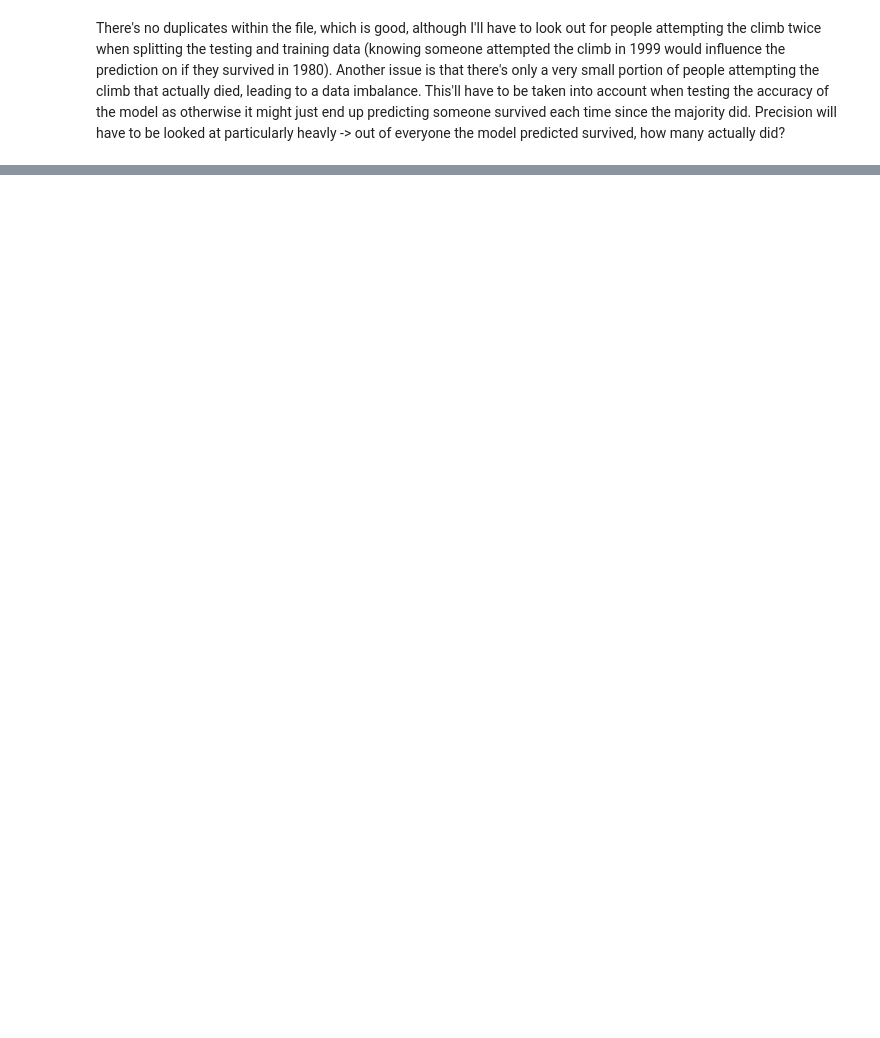
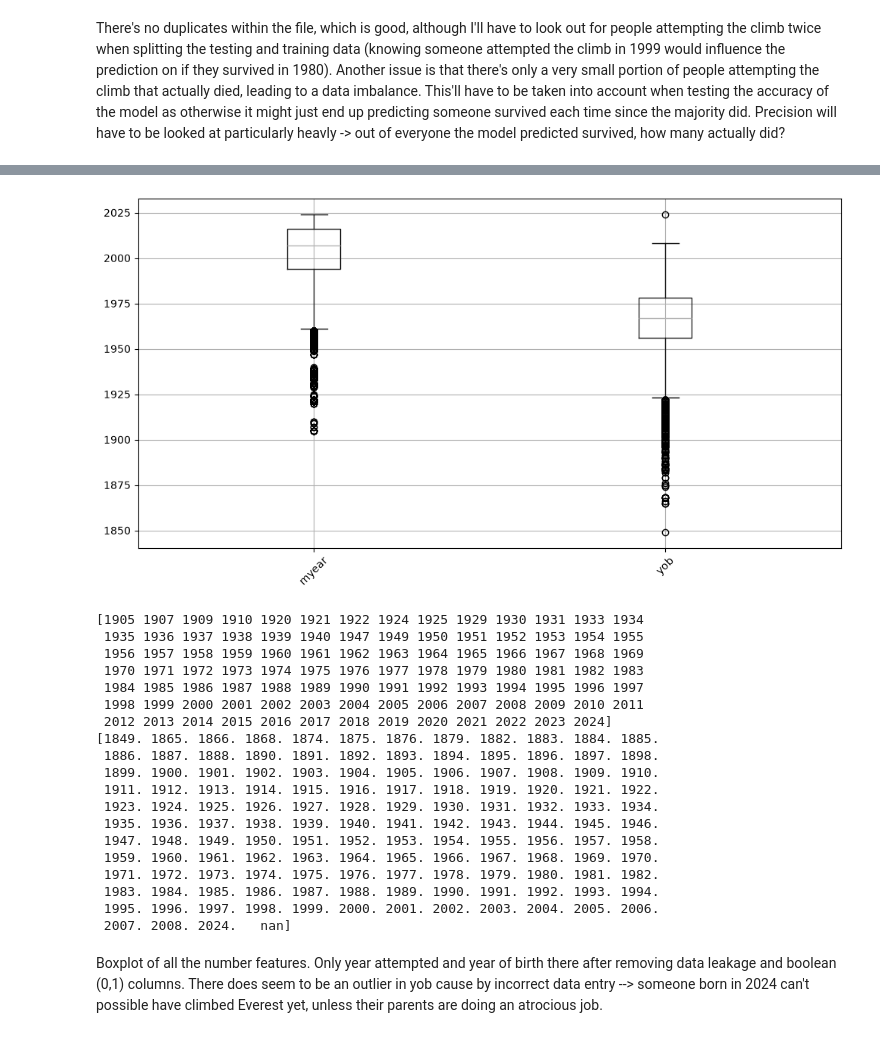
Before and after one commit to Aine-Coghlan/Himalayan-survivors, a Jupyter notebook: notebooks/01_data_audit.ipynb, the cells around one changed output, grey strips where cells are left out. Cells and saved outputs as stored; diff of their text form; code cells hidden in the pictures; blank space fills up the shorter version.

Commit message:
Added more to data audit, deleted data leakage/irrelevant columns and checked for outliers etc

```diff
--- a/notebooks/01_data_audit.ipynb
+++ b/notebooks/01_data_audit.ipynb
@@ -66,0 +90,2 @@ There's no duplicates within the file, which is good, although I'll have to look
+# %%
+df = df.drop(columns = ["mchksum", "expid", "membid", "hcn"])
@@ -66,0 +94,2 @@ There's no duplicates within the file, which is good, although I'll have to look
+# %%
+df = df.drop(columns = ["fname", "lname"])
@@ -66,0 +98,19 @@ There's no duplicates within the file, which is good, although I'll have to look
+# %%
+print("\n", df["mo2used"].value_counts())
+print("\n", df["mo2none"].value_counts())
+
+def resolve_oxygen(row):
+    if row['mo2used'] == True and row["mo2none"] == False:
+        return "Used Oxygen"
+    elif row["mo2used"] == False and row["mo2none"] == True:
+        return "No Oxygen"
+    #used if both columns say either False-False or True-True --> other columns related to climbers oxygen use
+    elif row["mo2climb"] == True or row['mo2sleep'] == True or row['mo2medical'] == True:
+        return "Used Oxygen"
+    else:
+        return "Conflict"
+
+df["oxygen_status"] = df.apply(resolve_oxygen, axis=1)
+print("\n", df["oxygen_status"].value_counts())
+
+df = df.drop(columns = ["mo2used", "mo2none", 'mo2descent'])
@@ -66,0 +135,6 @@ There's no duplicates within the file, which is good, although I'll have to look
+# %%
+target = df['death']
+df = df.drop(columns = ["deathdate", "deathtime", "deathtype", "deathhgtm", "deathclass", "death"])
+df = df.drop(columns = ['msmtdate1', 'msmtdate2', 'msmtdate3', 'msmttime1', 'msmttime2', 'msmttime3'])
+df = df.drop(columns = ['msuccess', 'mclaimed', 'mdisputed', 'msmtbid', 'msmtterm', 'mperhighpt', 'mhighpt'])
+df = df.drop(columns = ['mascent1', 'mascent2', 'mascent3'])
@@ -67,8 +184,34 @@ There's no duplicates within the file, which is good, although I'll have to look
 # %%
-from sklearn.preprocessing import StandardScaler
-scaled = pd.DataFrame(
-    StandardScaler().fit_transform(df.select_dtypes("number")),
-    columns=df.select_dtypes("number").columns,
-)
-scaled.boxplot(figsize=(12, 6), rot=45)
+import matplotlib.pyplot as plt
+import numpy as np
+
+num_cols = df.select_dtypes("number").columns
+
+df[num_cols].boxplot(figsize=(12, 6), rot=45)
 plt.show()
+print(np.sort(df.myear.unique()))
+unique_yob = df.yob.unique()
+print(np.sort(unique_yob))
+# %% [output]
+[figure, added]
+[1905 1907 1909 1910 1920 1921 1922 1924 1925 1929 1930 1931 1933 1934
+ 1935 1936 1937 1938 1939 1940 1947 1949 1950 1951 1952 1953 1954 1955
+ 1956 1957 1958 1959 1960 1961 1962 1963 1964 1965 1966 1967 1968 1969
+ 1970 1971 1972 1973 1974 1975 1976 1977 1978 1979 1980 1981 1982 1983
+ 1984 1985 1986 1987 1988 1989 1990 1991 1992 1993 1994 1995 1996 1997
+ 1998 1999 2000 2001 2002 2003 2004 2005 2006 2007 2008 2009 2010 2011
+ 2012 2013 2014 2015 2016 2017 2018 2019 2020 2021 2022 2023 2024]
+[1849. 1865. 1866. 1868. 1874. 1875. 1876. 1879. 1882. 1883. 1884. 1885.
+ 1886. 1887. 1888. 1890. 1891. 1892. 1893. 1894. 1895. 1896. 1897. 1898.
+ 1899. 1900. 1901. 1902. 1903. 1904. 1905. 1906. 1907. 1908. 1909. 1910.
+ 1911. 1912. 1913. 1914. 1915. 1916. 1917. 1918. 1919. 1920. 1921. 1922.
+ 1923. 1924. 1925. 1926. 1927. 1928. 1929. 1930. 1931. 1932. 1933. 1934.
+ 1935. 1936. 1937. 1938. 1939. 1940. 1941. 1942. 1943. 1944. 1945. 1946.
+ 1947. 1948. 1949. 1950. 1951. 1952. 1953. 1954. 1955. 1956. 1957. 1958.
+ 1959. 1960. 1961. 1962. 1963. 1964. 1965. 1966. 1967. 1968. 1969. 1970.
+ 1971. 1972. 1973. 1974. 1975. 1976. 1977. 1978. 1979. 1980. 1981. 1982.
+ 1983. 1984. 1985. 1986. 1987. 1988. 1989. 1990. 1991. 1992. 1993. 1994.
+ 1995. 1996. 1997. 1998. 1999. 2000. 2001. 2002. 2003. 2004. 2005. 2006.
+ 2007. 2008. 2024.   nan]
+# %% [markdown]
+Boxplot of all the number features. Only year attempted and year of birth there after removing data leakage and boolean (0,1) columns. There does seem to be an outlier in yob cause by incorrect data entry --> someone born in 2024 can't possible have climbed Everest yet, unless their parents are doing an atrocious job.
```
Also changed, not shown: parts of 11 cells of this notebook, 1 other file.
